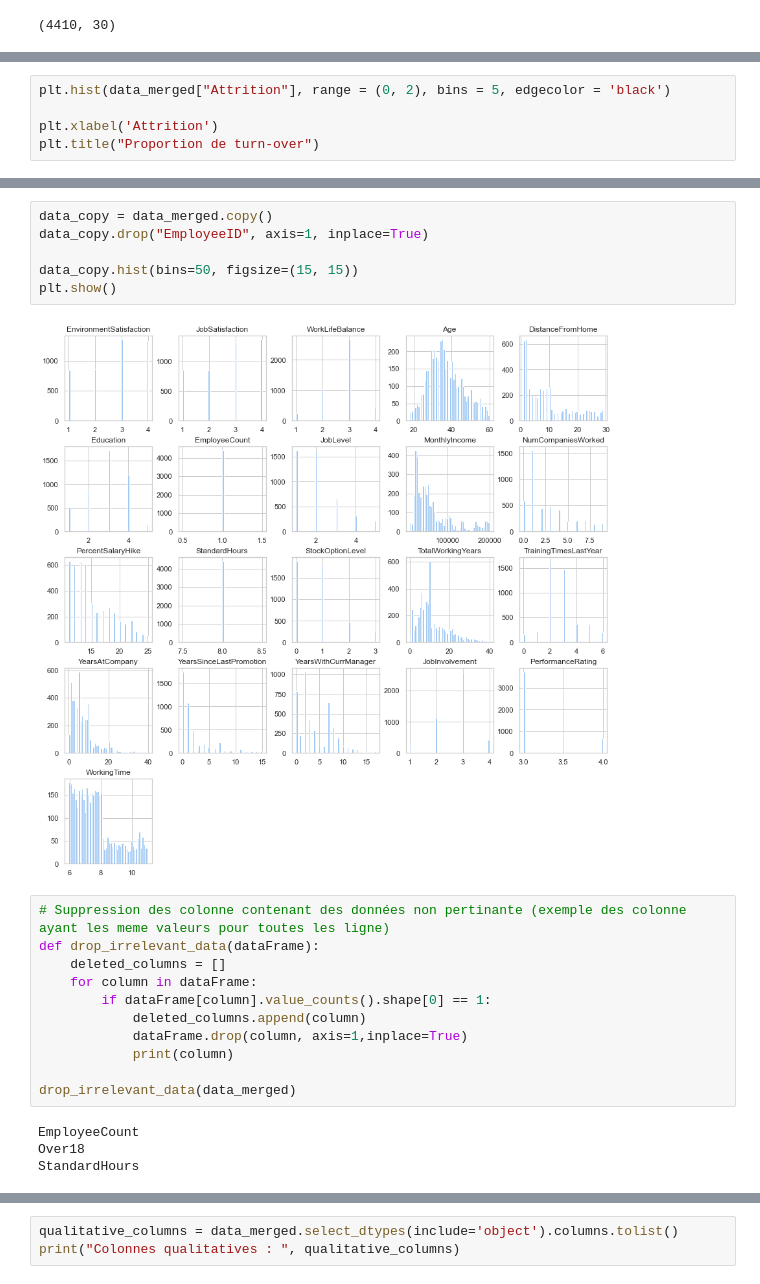
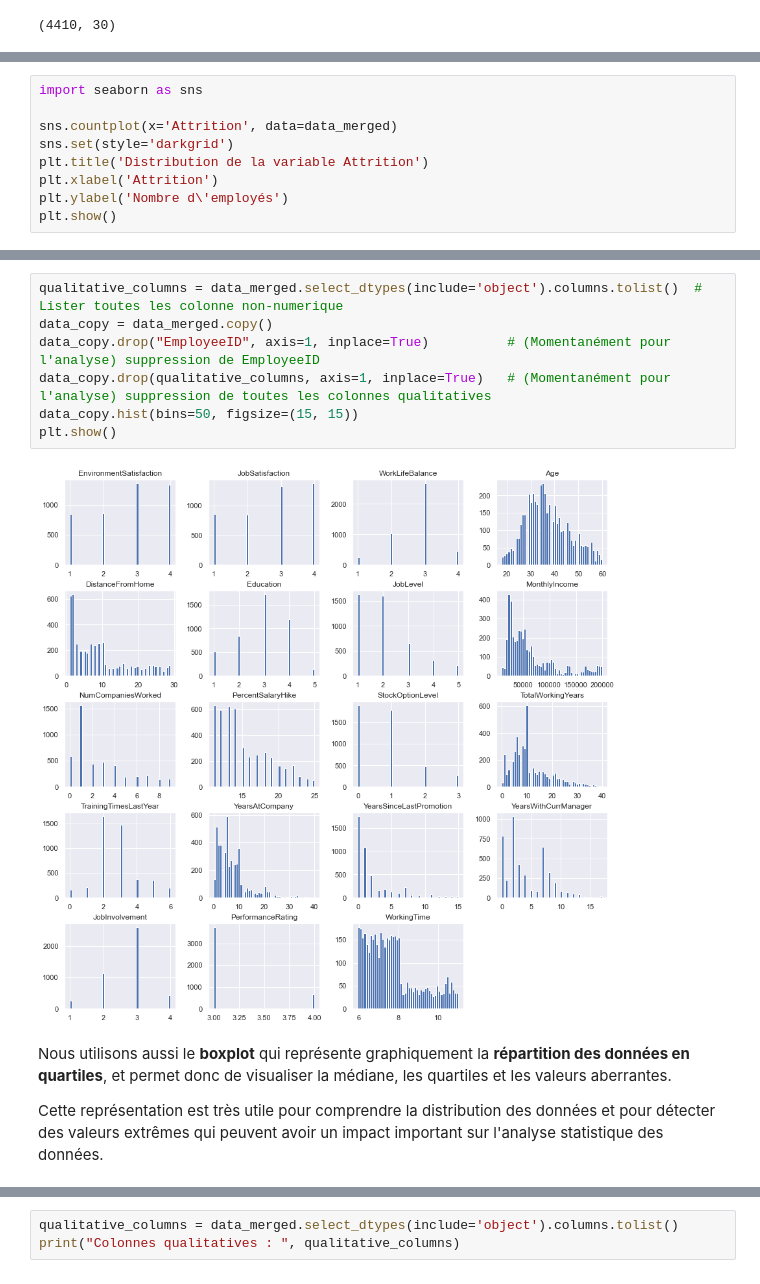
Before and after one commit to itsyanis/Machine-Learning-Project, a Jupyter notebook: Livrable_Projet IA.ipynb, the cells around one changed output, grey strips where cells are left out. Cells and saved outputs as stored; diff of their text form.

```diff
--- a/Livrable_Projet IA.ipynb
+++ b/Livrable_Projet IA.ipynb
@@ -177,6 +231,10 @@ data_merged.shape
 # %%
-plt.hist(data_merged["Attrition"], range = (0, 2), bins = 5, edgecolor = 'black')
+import seaborn as sns
 
+sns.countplot(x='Attrition', data=data_merged)
+sns.set(style='darkgrid')
+plt.title('Distribution de la variable Attrition')
 plt.xlabel('Attrition')
-plt.title("Proportion de turn-over")
+plt.ylabel('Nombre d\'employés')
+plt.show()
 # %% [output]
@@ -200,23 +266,13 @@ plt.show()
 # %%
+qualitative_columns = data_merged.select_dtypes(include='object').columns.tolist()  # Lister toutes les colonne non-numerique
 data_copy = data_merged.copy()
-data_copy.drop("EmployeeID", axis=1, inplace=True)
-
+data_copy.drop("EmployeeID", axis=1, inplace=True)          # (Momentanément pour l'analyse) suppression de EmployeeID
+data_copy.drop(qualitative_columns, axis=1, inplace=True)   # (Momentanément pour l'analyse) suppression de toutes les colonnes qualitatives
 data_copy.hist(bins=50, figsize=(15, 15))
 plt.show()
 # %% [output]
-[figure, old version]
+[figure, new version]
-# %%
-# Suppression des colonne contenant des données non pertinante (exemple des colonne ayant les meme valeurs pour toutes les ligne)
-def drop_irrelevant_data(dataFrame):
-    deleted_columns = []
-    for column in dataFrame:
-        if dataFrame[column].value_counts().shape[0] == 1:
-            deleted_columns.append(column)
-            dataFrame.drop(column, axis=1,inplace=True)
-            print(column)
-
-drop_irrelevant_data(data_merged)
-# %% [output]
-EmployeeCount
-Over18
-StandardHours
+# %% [markdown]
+Nous utilisons aussi le <strong>boxplot</strong> qui représente graphiquement la <strong>répartition des données en quartiles</strong>, et permet donc de visualiser la médiane, les quartiles et les valeurs aberrantes.
+
+Cette représentation est très utile pour comprendre la distribution des données et pour détecter des valeurs extrêmes qui peuvent avoir un impact important sur l'analyse statistique des données.
```
Also changed, not shown: parts of 119 cells of this notebook.
